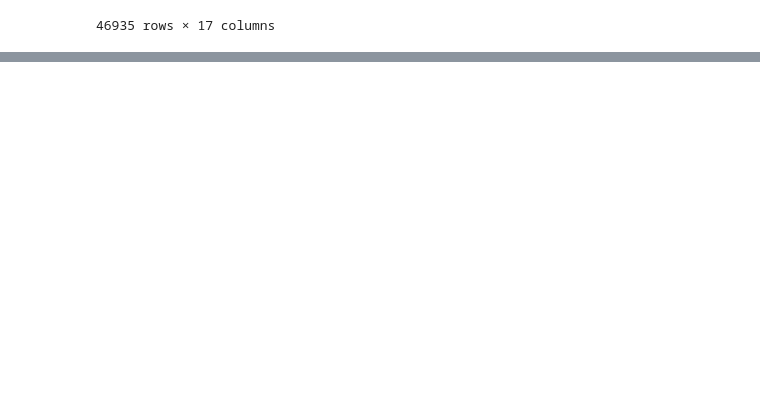
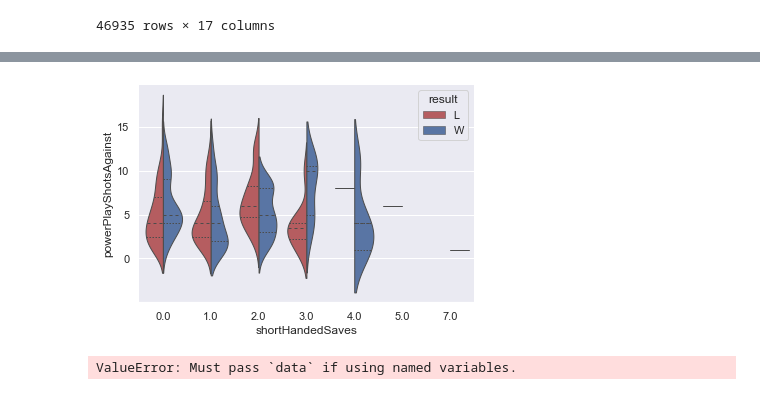
Before and after one commit to data301-2021-winter1/project-group56-project, a Jupyter notebook: notebooks/William notebook.ipynb, the cells around one changed output, grey strips where cells are left out. Drawn from its saved outputs; the diff is of its cells as text; code cells hidden in the pictures; blank space fills up the shorter version.

```diff
--- a/notebooks/William notebook.ipynb
+++ b/notebooks/William notebook.ipynb
@@ -265,3 +269,20 @@ df
+# %%
+vio = sns.violinplot(data=df[df['gameID'] > 2.019030e+09],
+                     x="shortHandedSaves", y="powerPlayShotsAgainst",
+                     hue="result",
+                     split=True, inner="quart", linewidth=1,
+                     palette={"W": "b", "L": "r"})
+sns.despine(left=True)
+
+#compares amount of shots on a power play, vs amount of saves shorthanded
+#wins are relative to the goalie, so as the there were more saves,
+#it was more likely of a win for the goalie side
+# %% [output]
+[figure, added]
+# %%
+vis = sns.regplot(df[df['gameID'] > 2.019030e+09], x = "penaltyMins", y = "powerPlayShotsAgainst")
+# %% [output]
+ValueError: Must pass `data` if using named variables.
 # %%
 df.columns
 # %% [output]
```
Also changed, not shown: parts of 14 cells of this notebook.
